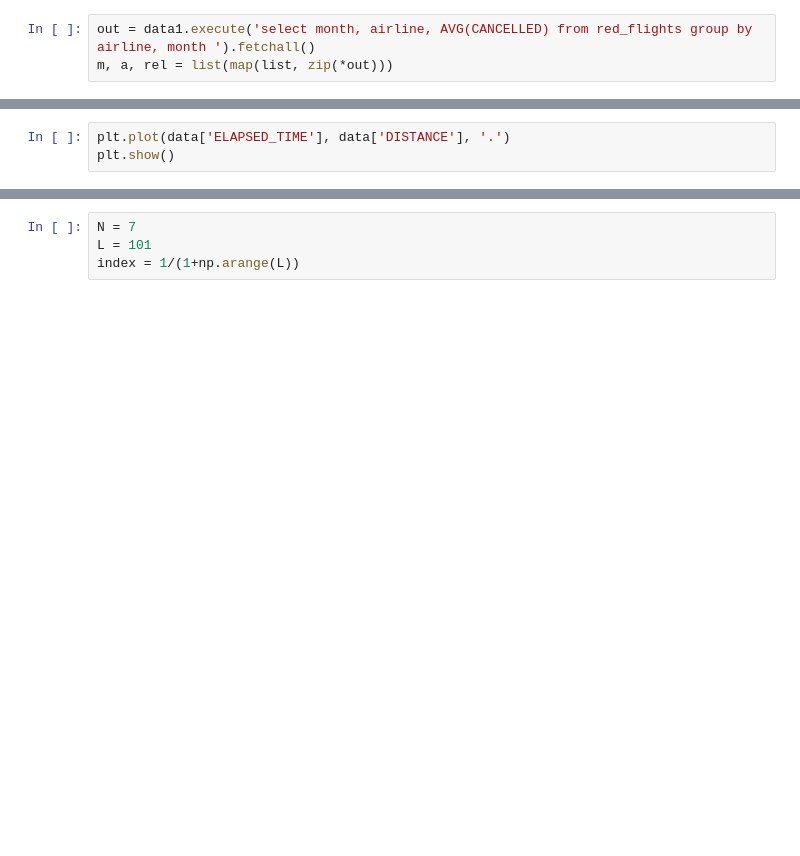
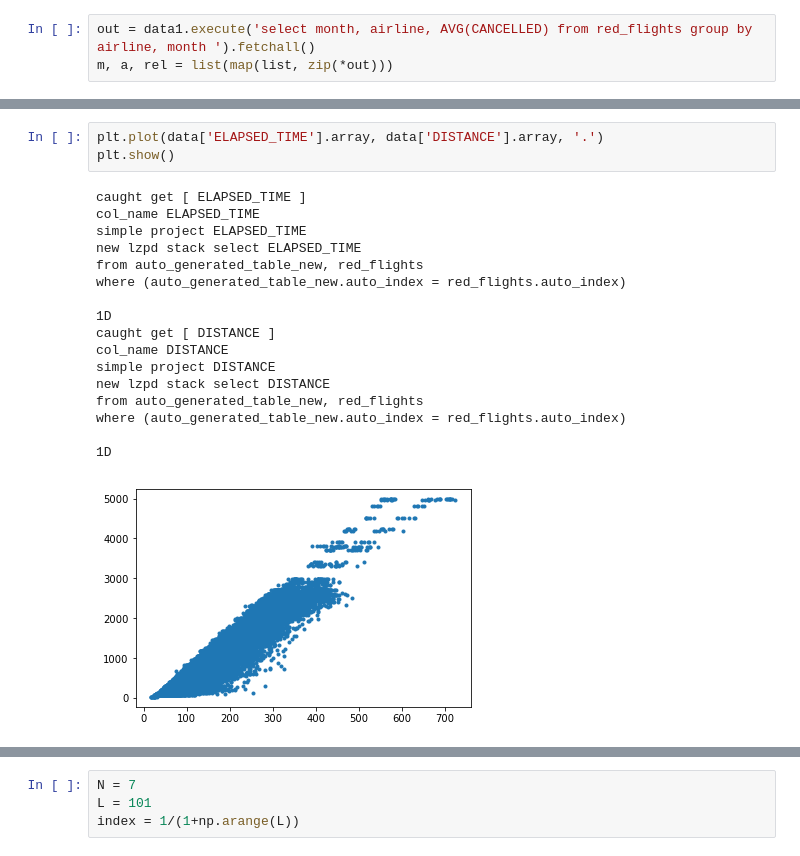
Before and after one commit to marcelloPuligheddu/databases_project7, a Jupyter notebook: demo_suite/demo8/demo.ipynb, the cells around one changed output, grey strips where cells are left out. Cells and saved outputs as stored; diff of their text form; blank space fills up the shorter version.

```diff
--- a/demo_suite/demo8/demo.ipynb
+++ b/demo_suite/demo8/demo.ipynb
@@ -211,6 +399,24 @@ x
 # %%
-plt.plot(data['ELAPSED_TIME'], data['DISTANCE'], '.')
+plt.plot(data['ELAPSED_TIME'].array, data['DISTANCE'].array, '.')
 plt.show()
+# %% [output]
+caught get [ ELAPSED_TIME ]
+col_name ELAPSED_TIME
+simple project ELAPSED_TIME
+new lzpd stack select ELAPSED_TIME
+from auto_generated_table_new, red_flights
+where (auto_generated_table_new.auto_index = red_flights.auto_index)
+
+1D
+caught get [ DISTANCE ]
+col_name DISTANCE
+simple project DISTANCE
+new lzpd stack select DISTANCE
+from auto_generated_table_new, red_flights
+where (auto_generated_table_new.auto_index = red_flights.auto_index)
+
+1D
+[figure, added]
 # %%
 data = data.dropna(['DISTANCE', 'ARRIVAL_DELAY'])
 type(a)
```
Also changed, not shown: parts of 37 cells of this notebook, 2 other files.
